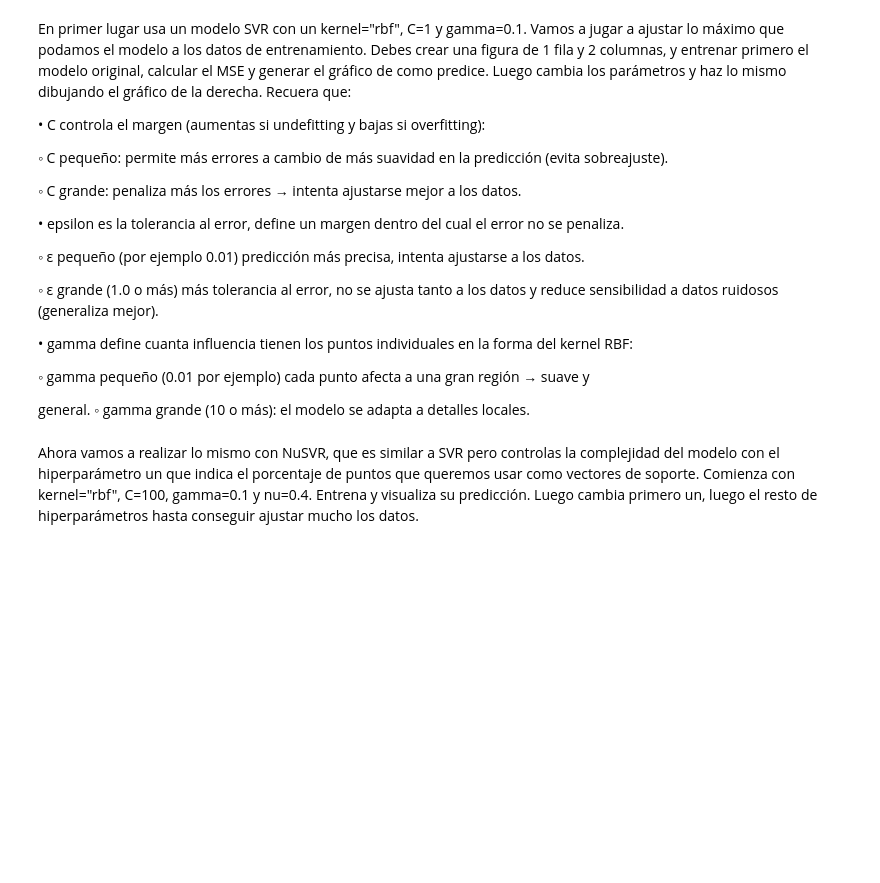
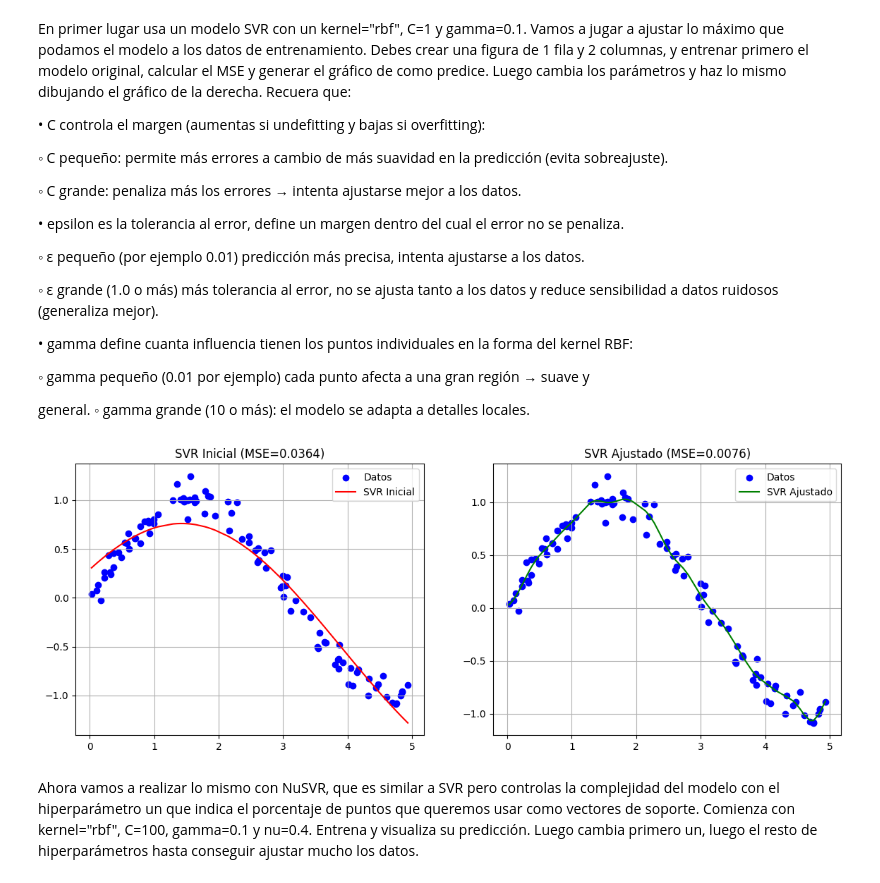
Before and after one commit to SamuehFDEZ/MachineLearning, a Jupyter notebook: saa/U3_AprendizajeSupervisado2/U03-P01-Regresiones/saa_u03_p01_a1-samartlop.ipynb, the cells around one changed output. Saved outputs shown, nothing was run; the diff lists cells and outputs as text; code cells hidden in the pictures; blank space fills up the shorter version.

```diff
--- a/saa/U3_AprendizajeSupervisado2/U03-P01-Regresiones/saa_u03_p01_a1-samartlop.ipynb
+++ b/saa/U3_AprendizajeSupervisado2/U03-P01-Regresiones/saa_u03_p01_a1-samartlop.ipynb
@@ -128,6 +231,40 @@ sensibilidad a datos ruidosos (generaliza mejor).
 
 general.
  ◦ gamma grande (10 o más): el modelo se adapta a detalles locales.
+# %%
+svr1 = make_pipeline(
+    StandardScaler(),
+    SVR(kernel='rbf', C=1, epsilon=0.1, gamma=0.1)
+)
+svr1.fit(X, y)
+y_pred1 = svr1.predict(X)
+mse1 = mean_squared_error(y, y_pred1)
+
+svr2 = make_pipeline(
+    StandardScaler(),
+    SVR(kernel='rbf', C=100, epsilon=0.01, gamma=10)
+)
+svr2.fit(X, y)
+y_pred2 = svr2.predict(X)
+mse2 = mean_squared_error(y, y_pred2)
+
+fig, axs = plt.subplots(1, 2, figsize=(14, 5))
+
+axs[0].scatter(X, y, color="blue", label="Datos")
+axs[0].plot(X, y_pred1, color="red", label="SVR Inicial")
+axs[0].set_title(f"SVR Inicial (MSE={mse1:.4f})")
+axs[0].legend()
+axs[0].grid(True)
+
+axs[1].scatter(X, y, color="blue", label="Datos")
+axs[1].plot(X, y_pred2, color="green", label="SVR Ajustado")
+axs[1].set_title(f"SVR Ajustado (MSE={mse2:.4f})")
+axs[1].legend()
+axs[1].grid(True)
+
+plt.show()
+# %% [output]
+[figure, added]
 # %% [markdown]
 Ahora vamos a realizar lo mismo con NuSVR, que es similar a SVR pero controlas la complejidad del
 modelo con el hiperparámetro un que indica el porcentaje de puntos que queremos usar como
```
Also changed, not shown: parts of 14 cells of this notebook, 1 other file.
